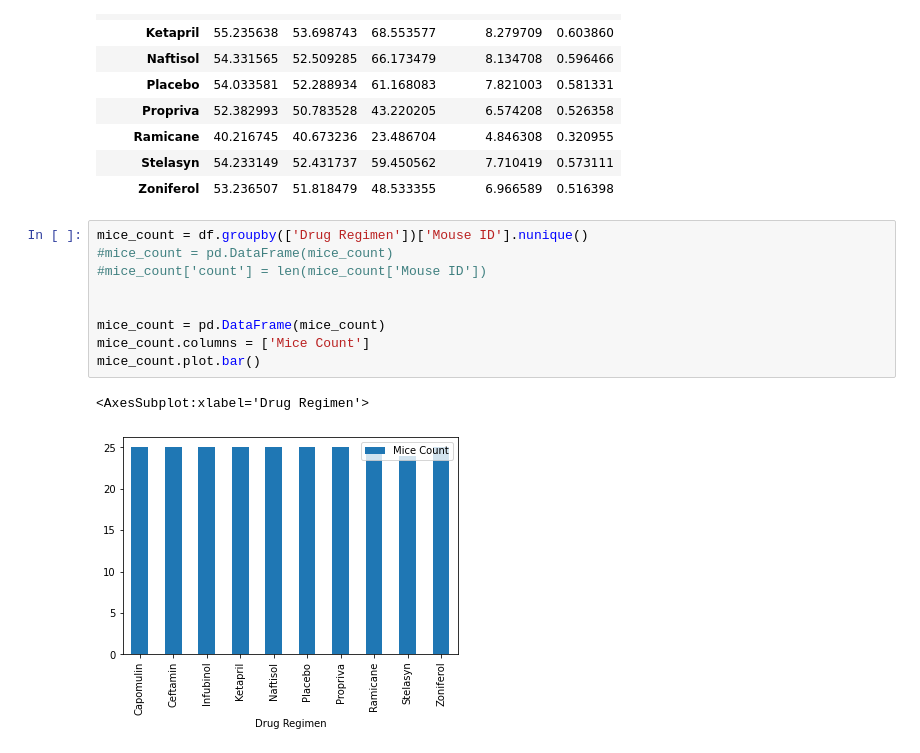
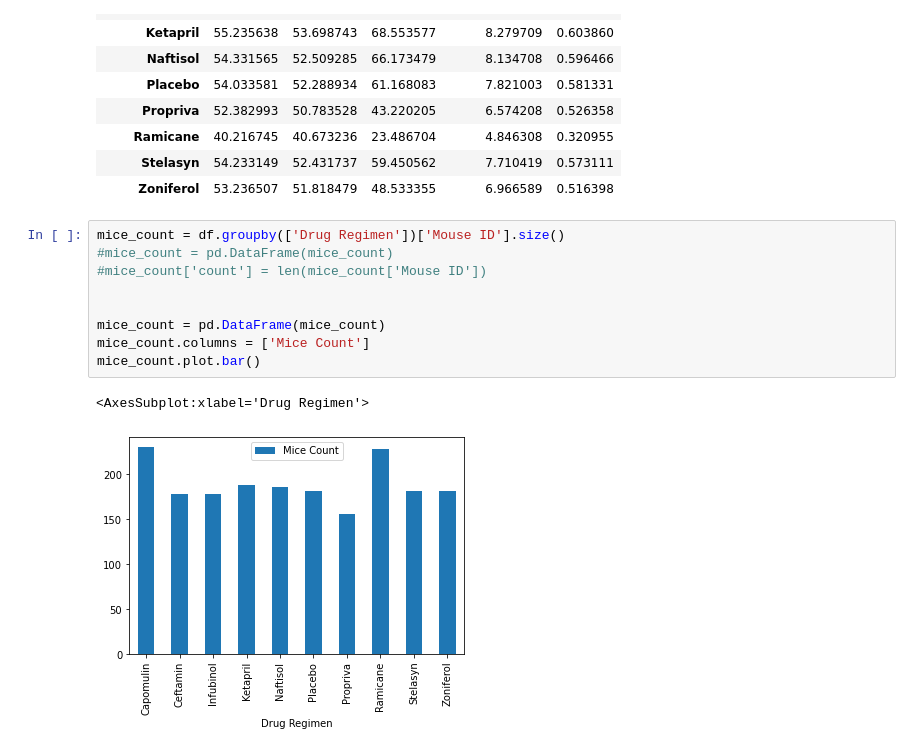
Before and after one commit to habrasek/matplotlib-challenge, a Jupyter notebook: Main.ipynb, the cells around one changed output. Cells and saved outputs as stored; diff of their text form.

Commit message:
updated bar graph

```diff
--- a/Main.ipynb
+++ b/Main.ipynb
@@ -93,14 +93,14 @@ summary
 | Stelasyn | 54.233149 | 52.431737 | 59.450562 | 7.710419 | 0.573111 |
 | Zoniferol | 53.236507 | 51.818479 | 48.533355 | 6.966589 | 0.516398 |
 # %%
-mice_count = df.groupby(['Drug Regimen'])['Mouse ID'].nunique()
+mice_count = df.groupby(['Drug Regimen'])['Mouse ID'].size()
 #mice_count = pd.DataFrame(mice_count)
 #mice_count['count'] = len(mice_count['Mouse ID'])
 
 
 mice_count = pd.DataFrame(mice_count)
 mice_count.columns = ['Mice Count']
 mice_count.plot.bar()
 # %% [output]
 <AxesSubplot:xlabel='Drug Regimen'>
-[figure, old version]
+[figure, new version]
```
Also changed, not shown: parts of 1 cell of this notebook.
